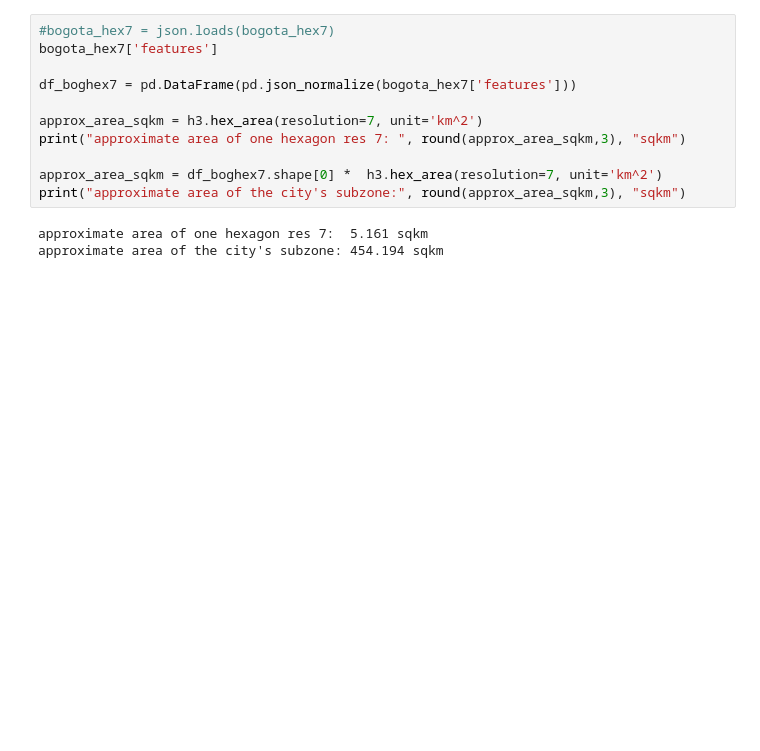
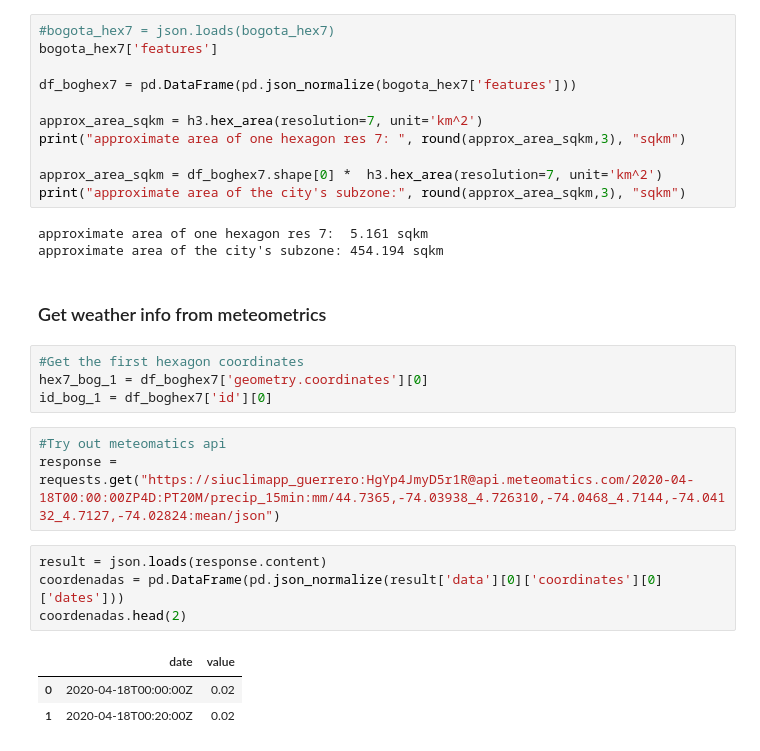
Before and after one commit to gtm144/Bogota-weather-predictions, a Jupyter notebook: MergeWeatherHexagonmaps.ipynb, the cells around one changed output. Drawn from its saved outputs; the diff is of its cells as text; blank space fills up the shorter version.

Commit message:
Introduce polygon geo into meteomatics API

```diff
--- a/MergeWeatherHexagonmaps.ipynb
+++ b/MergeWeatherHexagonmaps.ipynb
@@ -44,3 +45,20 @@ print("approximate area of the city's subzone:", round(approx_area_sqkm,3), "sqk
 # %% [output]
 approximate area of one hexagon res 7:  5.161 sqkm
 approximate area of the city's subzone: 454.194 sqkm
+# %% [markdown]
+### Get weather info from meteometrics
+# %%
+#Get the first hexagon coordinates
+hex7_bog_1 = df_boghex7['geometry.coordinates'][0]
+id_bog_1 = df_boghex7['id'][0]
+# %%
+#Try out meteomatics api
+response = requests.get("https://siuclimapp_guerrero:HgYp4JmyD5r1R@api.meteomatics.com/2020-04-18T00:00:00ZP4D:PT20M/precip_15min:mm/44.7365,-74.03938_4.726310,-74.0468_4.7144,-74.04132_4.7127,-74.02824:mean/json")
+# %%
+result = json.loads(response.content)
+coordenadas = pd.DataFrame(pd.json_normalize(result['data'][0]['coordinates'][0]['dates']))
+coordenadas.head(2)
+# %% [output]
+|  | date | value |
+| 0 | 2020-04-18T00:00:00Z | 0.02 |
+| 1 | 2020-04-18T00:20:00Z | 0.02 |
```
Also changed, not shown: parts of 5 cells of this notebook.
